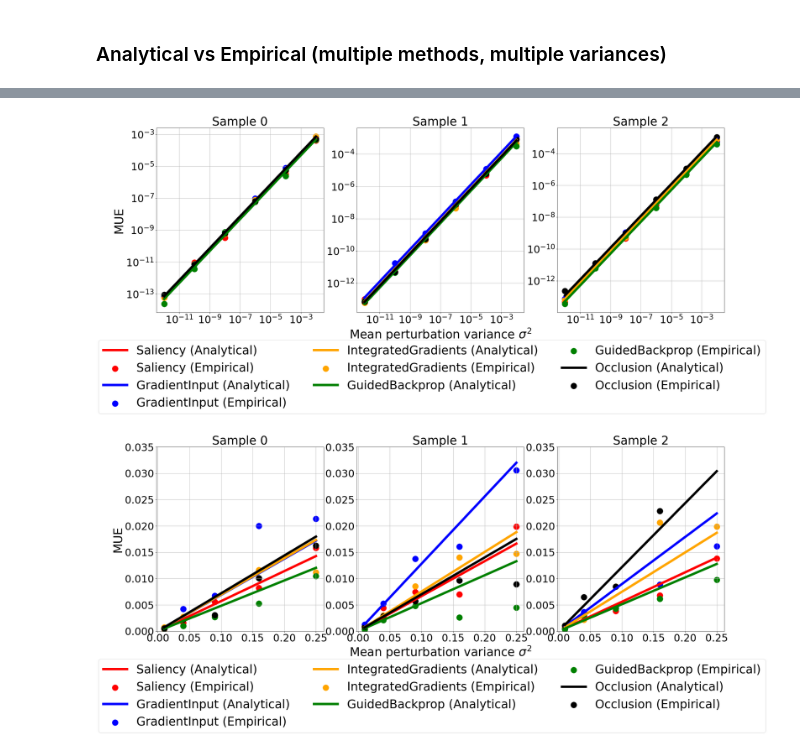
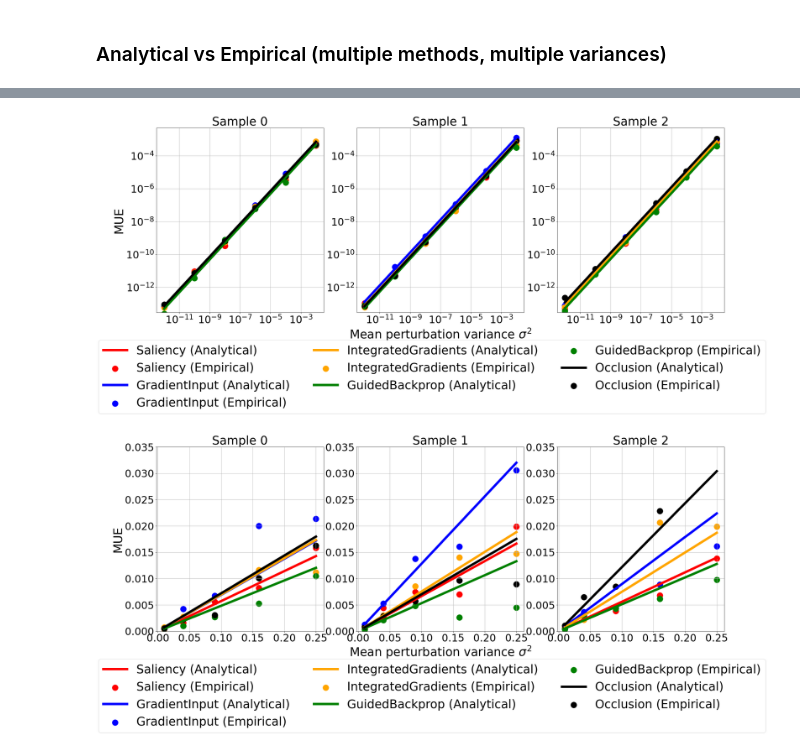
Before and after one commit to TeodorChiaburu/UXAI, a Jupyter notebook: Model_Perturbation_Tabular.ipynb, the cells around one changed output, grey strips where cells are left out. Saved outputs shown, nothing was run; the diff lists cells and outputs as text; code cells hidden in the pictures.

```diff
--- a/Model_Perturbation_Tabular.ipynb
+++ b/Model_Perturbation_Tabular.ipynb
@@ -413,27 +413,27 @@ with open('./experiments/experiments_weights_tabular_10ex_10pert_definitely_fina
 # %%
 # Plot seveeral samples
 colors=['red', 'blue', 'orange', 'green', 'black', 'brown', 'olive']
 stds = np.asarray([1e-6, 1e-5, 1e-4, 1e-3, 1e-2, 1e-1])
 fsize=35
 fig = plt.figure(figsize=(30, 10))
 for i, sample_id in enumerate([0, 1, 2]):
     plt.subplot(1, 3, i+1)
     for (name, data), col in zip(experiments['results'][sample_id].items(), colors):
         plt.plot(stds*stds, np.asarray(data['analytical'])[:len(stds)]/m, label=f"{name} (Analytical)", c=col, lw=7)
         plt.scatter(stds*stds, np.asarray(data['empirical'])[:len(stds)]/m, marker='o',
                     label=f"{name} (Empirical)", c=col, s=300)
     plt.title('Sample ' + str(sample_id), fontsize=fsize)
     if i==1: plt.xlabel('Mean perturbation variance $\sigma^2$', fontsize=fsize)
     if i==0: plt.ylabel('MUE', fontsize=fsize)
     plt.xscale('log');plt.yscale('log')
     plt.xticks(fontsize=fsize-5);plt.yticks(fontsize=fsize-5)
-    #plt.ylim([1e-12, 1e+5])
+    plt.ylim([3e-14, 5e-3])
     if i==2: plt.legend(fontsize=fsize, loc='upper center', bbox_to_anchor=(-0.75, -0.12), ncol=3)
     plt.grid(True)
 plt.show()
 fig.savefig('./figures/uncertainties_weights_tabular.png', bbox_inches='tight')
 # %% [output]
-[figure, old version]
+[figure, new version]
 # %%
 # Plot seveeral samples
 colors=['red', 'blue', 'orange', 'green', 'black', 'brown', 'olive']
```
Also changed, not shown: 6 other files.
